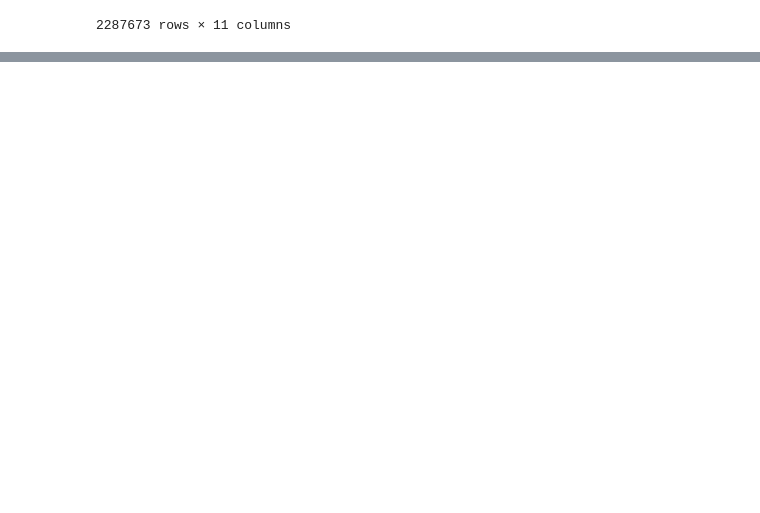
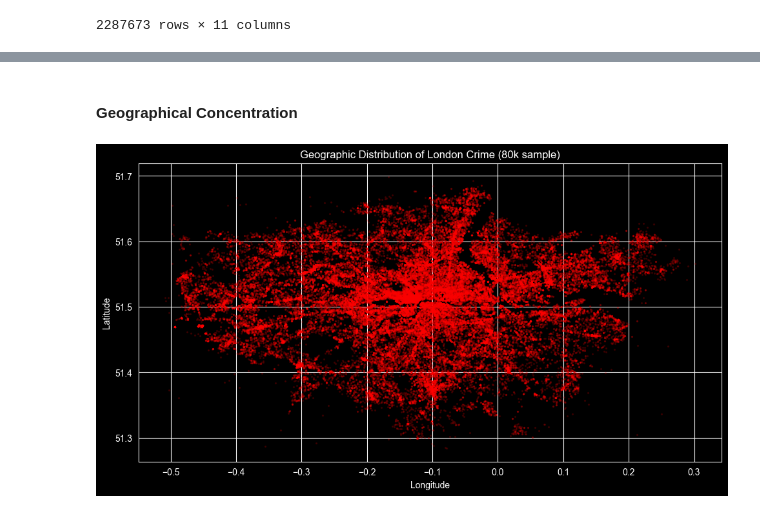
Before and after one commit to samaddmirzaa/london-crime-hotspot-prediction, a Jupyter notebook: notebooks/03_EDA.ipynb, the cells around one changed output, grey strips where cells are left out. Drawn from its saved outputs; the diff is of its cells as text; code cells hidden in the pictures; blank space fills up the shorter version.

```diff
--- a/notebooks/03_EDA.ipynb
+++ b/notebooks/03_EDA.ipynb
@@ -34,0 +194,19 @@ df
+# %% [markdown]
+#### Geographical Concentration
+# %%
+# Sample 80k points
+sample = df.sample(n=80_000, random_state=42)
+
+fig, ax = plt.subplots(figsize=(12, 6))
+ax.scatter(sample["longitude"], sample["latitude"],
+           s=2, alpha=0.15, color="red")
+
+ax.set_title("Geographic Distribution of London Crime (80k sample)")
+ax.set_xlabel("Longitude")
+ax.set_ylabel("Latitude")
+ax.set_aspect("equal")
+;
+
+fig.savefig(figures_dir/"05_geo_dist.png", bbox_inches="tight")
+# %% [output]
+[figure, added]
```
Also changed, not shown: parts of 15 cells of this notebook, 5 other files.
